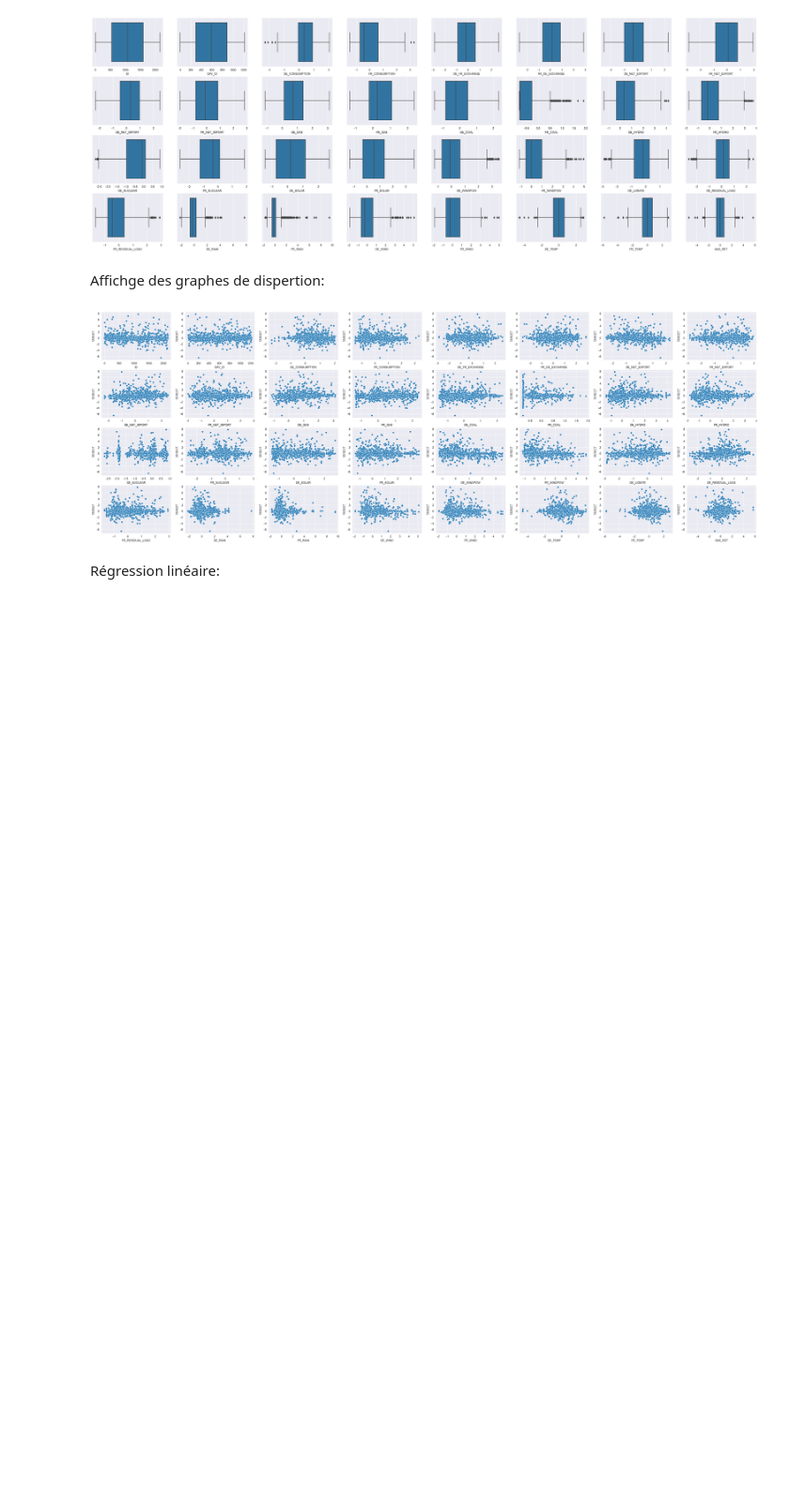
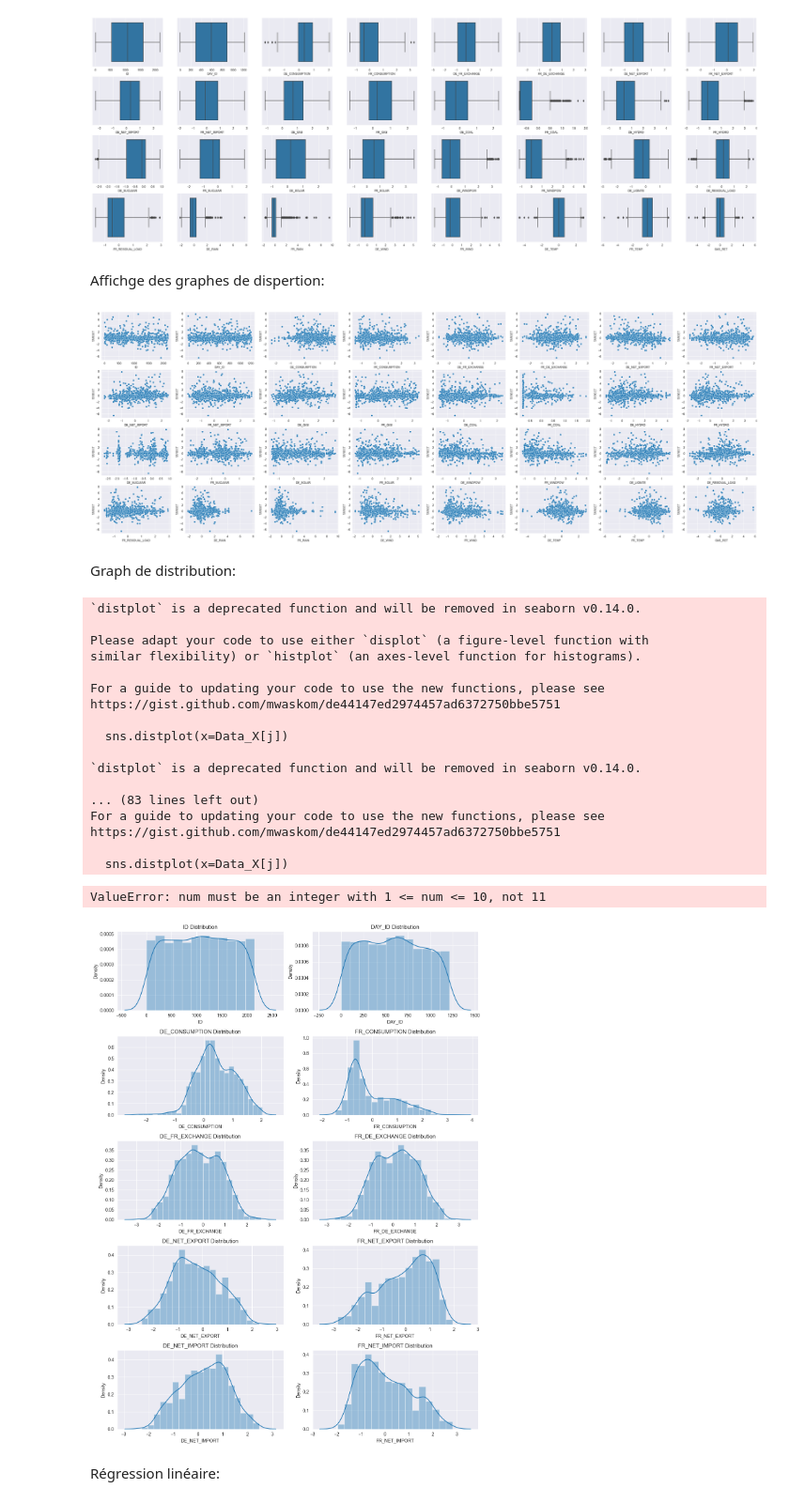
Before and after one commit to LichioAK/Projet_ML-L3, a Jupyter notebook: Project.ipynb, the cells around one changed output. Shown at 94% size. Saved outputs shown, nothing was run; the diff lists cells and outputs as text; code cells hidden in the pictures; blank space fills up the shorter version.

Commit message:
ajout distribution + Lasso

```diff
--- a/Project.ipynb
+++ b/Project.ipynb
@@ -19,3 +21,14 @@ New_data_X = pd.read_csv('Data_X.csv')
+# %%
+for i in range(0, len(Data_X)):
+    if Data_X.iloc[i, 2]=='FR':
+        Data_X.iloc[i, 2] = 1
+    elif Data_X.iloc[i, 2]=='DE':
+        Data_X.iloc[i, 2] = 0
+for i in range (0, len(New_data_X)):
+    if New_data_X.iloc[i, 2] == 'FR':
+        New_data_X.iloc[i, 2] = 1
+    elif New_data_X.iloc[i, 2] == 'DE':
+        New_data_X.iloc[i, 2] = 0
 # %% [markdown]
 Affichage des jsp trop koi:
 # %%
@@ -40,6 +53,38 @@ for i, j in enumerate(Data_X.describe().columns):
 plt.show()
 # %% [output]
 [figure]
+# %% [markdown]
+Graph de distribution:
+# %%
+plt.figure(figsize=(12,16))
+for i, j in enumerate(Data_X.describe().columns):
+    plt.subplot(5,2, i+1)
+    sns.distplot(x=Data_X[j])
+    plt.xlabel(j)
+    plt.title('{} Distribution'.format(j))
+    # plt.subplots_adjust(wspace=.2, hspace=.5)
+    plt.tight_layout()
+plt.show()
+# %% [output]
+`distplot` is a deprecated function and will be removed in seaborn v0.14.0.
+
+Please adapt your code to use either `displot` (a figure-level function with
+similar flexibility) or `histplot` (an axes-level function for histograms).
+
+For a guide to updating your code to use the new functions, please see
+https://gist.github.com/mwaskom/de44147ed2974457ad6372750bbe5751
+
+  sns.distplot(x=Data_X[j])
+
+`distplot` is a deprecated function and will be removed in seaborn v0.14.0.
+
+... (83 lines left out)
+For a guide to updating your code to use the new functions, please see
+https://gist.github.com/mwaskom/de44147ed2974457ad6372750bbe5751
+
+  sns.distplot(x=Data_X[j])
+ValueError: num must be an integer with 1 <= num <= 10, not 11
+[figure, added]
 # %% [markdown]
 Régression linéaire:
 # %%
```
Also changed, not shown: parts of 5 cells of this notebook.
